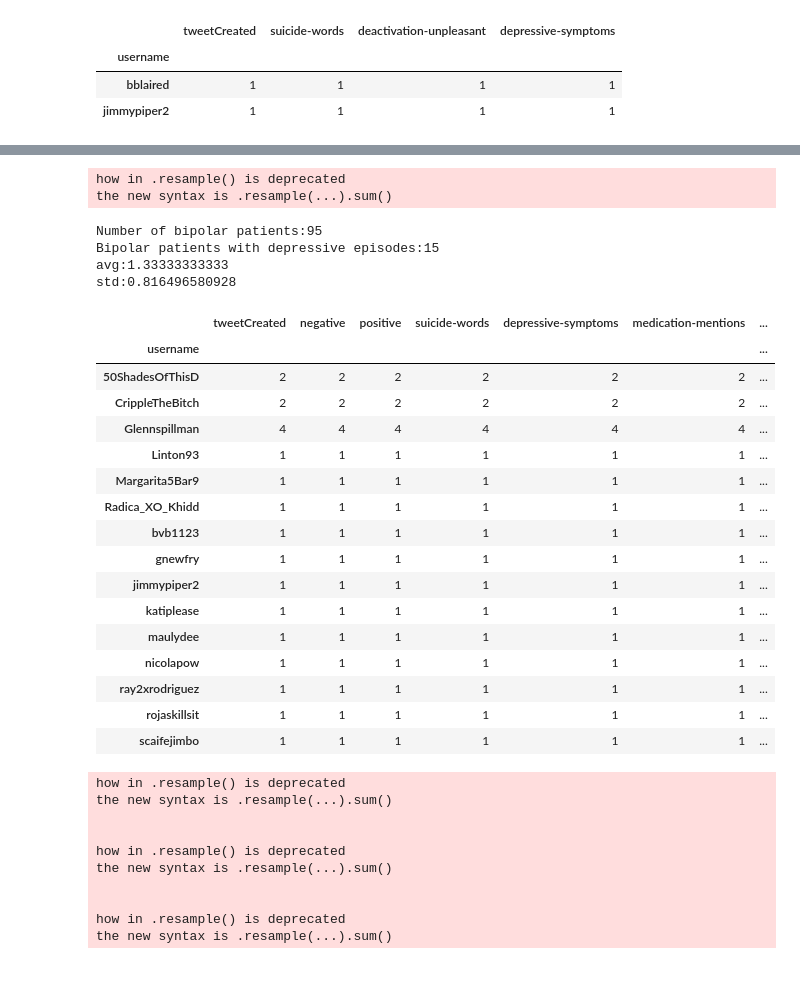
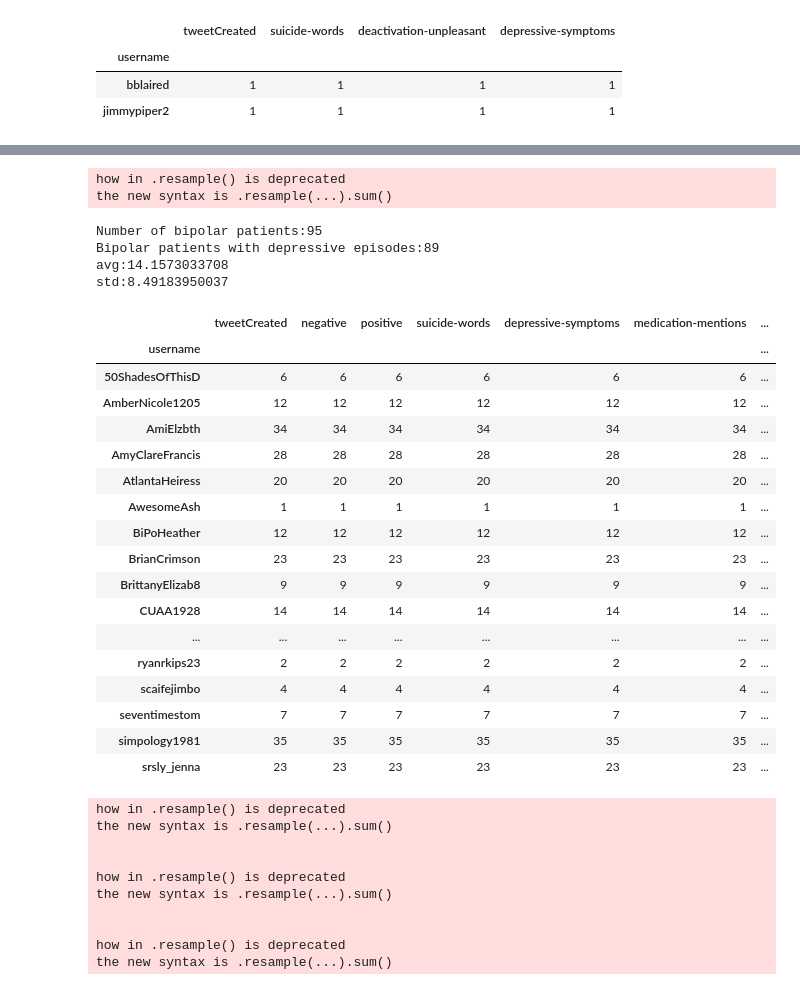
Before and after one commit to nweat/mental-health-research, a Jupyter notebook: patient_tweet_analysis/jupyter_stats/dataset_feature_labelling.ipynb, the cells around one changed output, grey strips where cells are left out. Drawn from its saved outputs; the diff is of its cells as text; code cells hidden in the pictures.

```diff
--- a/patient_tweet_analysis/jupyter_stats/dataset_feature_labelling.ipynb
+++ b/patient_tweet_analysis/jupyter_stats/dataset_feature_labelling.ipynb
@@ -1399,52 +1657,55 @@ Bipolar patients with depressive episodes:2
 # %%
 ### DEPRESSIVE MOOD TEMPORAL ANALYSIS - SENTIMENT
 
 explore_episodes = features_to_explore[['username','tweetCreated','negative','positive','suicide-words',
                                       'depressive-symptoms','medication-mentions','awareness-hashtags']]
 
 explore_episodes = explore_episodes.set_index('tweetCreated')# reset_index
 explore_episodes.index = pd.to_datetime(explore_episodes.index)
 explore_episodes = explore_episodes.groupby('username').apply(
     lambda explore_episodes: explore_episodes.resample('2W',how='sum'))
 explore_episodes = explore_episodes.reset_index()
 
 #define depressive episode as having atleast 5 negative tweets and 1 depressive symptom mention within a period of 2 weeks
-threshold = 10
+#threshold = 10
+dep = 10
+hypomanic = 10
 
-explore_depressive_episodes = explore_episodes.loc[(explore_episodes['negative'] > threshold) & (explore_episodes['suicide-words'] > 1)]
+explore_depressive_episodes = explore_episodes.loc[(explore_episodes['negative'] > dep)]
 #explore_depressive_episodes.head(5)]# & (explore_episodes['awareness-hashtags'] > 1)
 #explore_depressive_episodes.head(5)
 
 print 'Number of bipolar patients:' + str(len(explore_episodes.groupby('username')))
 explore_depressive_episodes = explore_depressive_episodes.groupby('username').count()
 print 'Bipolar patients with depressive episodes:' + str(len(explore_depressive_episodes))
 print 'avg:' + str(explore_depressive_episodes['negative'].mean())
 print 'std:' + str(explore_depressive_episodes['negative'].std())
 explore_depressive_episodes
 # %% [output]
 how in .resample() is deprecated
 the new syntax is .resample(...).sum()
 Number of bipolar patients:95
-Bipolar patients with depressive episodes:15
-avg:1.33333333333
-std:0.816496580928
+Bipolar patients with depressive episodes:89
+avg:14.1573033708
+std:8.49183950037
 |  | tweetCreated | negative | positive | suicide-words | depressive-symptoms | medication-mentions | ... |
 | username |  |  |  |  |  |  | ... |
-| 50ShadesOfThisD | 2 | 2 | 2 | 2 | 2 | 2 | ... |
-| CrippleTheBitch | 2 | 2 | 2 | 2 | 2 | 2 | ... |
-| Glennspillman | 4 | 4 | 4 | 4 | 4 | 4 | ... |
-| Linton93 | 1 | 1 | 1 | 1 | 1 | 1 | ... |
-| Margarita5Bar9 | 1 | 1 | 1 | 1 | 1 | 1 | ... |
-| Radica_XO_Khidd | 1 | 1 | 1 | 1 | 1 | 1 | ... |
-| bvb1123 | 1 | 1 | 1 | 1 | 1 | 1 | ... |
-| gnewfry | 1 | 1 | 1 | 1 | 1 | 1 | ... |
-| jimmypiper2 | 1 | 1 | 1 | 1 | 1 | 1 | ... |
-| katiplease | 1 | 1 | 1 | 1 | 1 | 1 | ... |
-| maulydee | 1 | 1 | 1 | 1 | 1 | 1 | ... |
-| nicolapow | 1 | 1 | 1 | 1 | 1 | 1 | ... |
-| ray2xrodriguez | 1 | 1 | 1 | 1 | 1 | 1 | ... |
-| rojaskillsit | 1 | 1 | 1 | 1 | 1 | 1 | ... |
-| scaifejimbo | 1 | 1 | 1 | 1 | 1 | 1 | ... |
+| 50ShadesOfThisD | 6 | 6 | 6 | 6 | 6 | 6 | ... |
+| AmberNicole1205 | 12 | 12 | 12 | 12 | 12 | 12 | ... |
+| AmiElzbth | 34 | 34 | 34 | 34 | 34 | 34 | ... |
+| AmyClareFrancis | 28 | 28 | 28 | 28 | 28 | 28 | ... |
+| AtlantaHeiress | 20 | 20 | 20 | 20 | 20 | 20 | ... |
+| AwesomeAsh | 1 | 1 | 1 | 1 | 1 | 1 | ... |
+| BiPoHeather | 12 | 12 | 12 | 12 | 12 | 12 | ... |
+| BrianCrimson | 23 | 23 | 23 | 23 | 23 | 23 | ... |
+| BrittanyElizab8 | 9 | 9 | 9 | 9 | 9 | 9 | ... |
+| CUAA1928 | 14 | 14 | 14 | 14 | 14 | 14 | ... |
+| ... | ... | ... | ... | ... | ... | ... | ... |
+| ryanrkips23 | 2 | 2 | 2 | 2 | 2 | 2 | ... |
+| scaifejimbo | 4 | 4 | 4 | 4 | 4 | 4 | ... |
+| seventimestom | 7 | 7 | 7 | 7 | 7 | 7 | ... |
+| simpology1981 | 35 | 35 | 35 | 35 | 35 | 35 | ... |
+| srsly_jenna | 23 | 23 | 23 | 23 | 23 | 23 | ... |
 # %%
 ### DAILY DEPRESSIVE MOOD
 # how many 1 hour periods have more than 5 negative tweets
```
Also changed, not shown: parts of 11 cells of this notebook, 1 other file.
